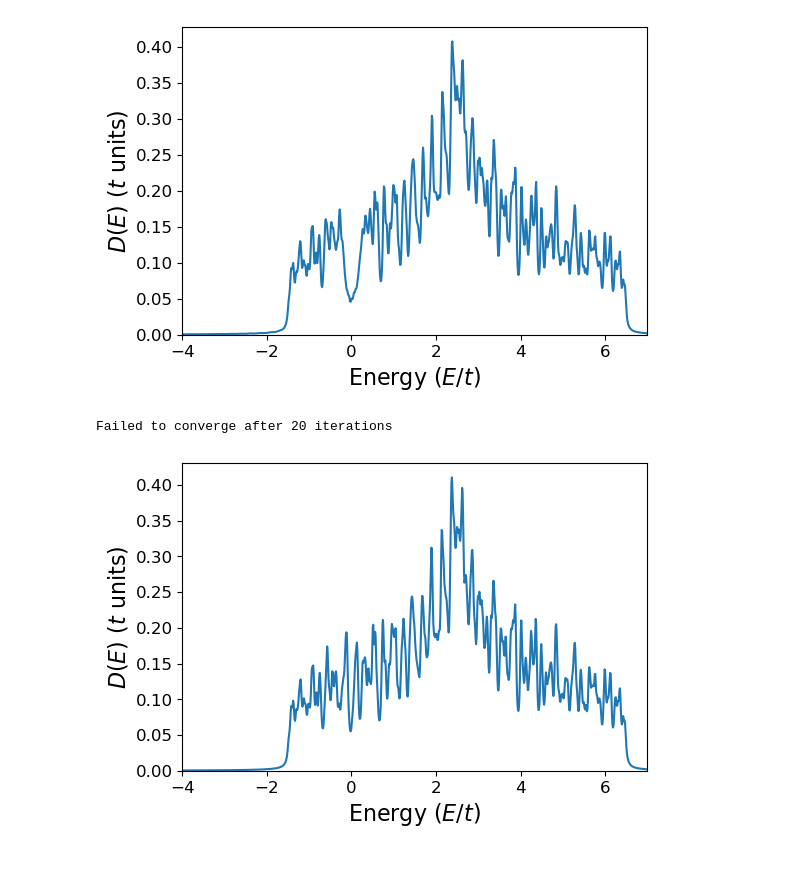
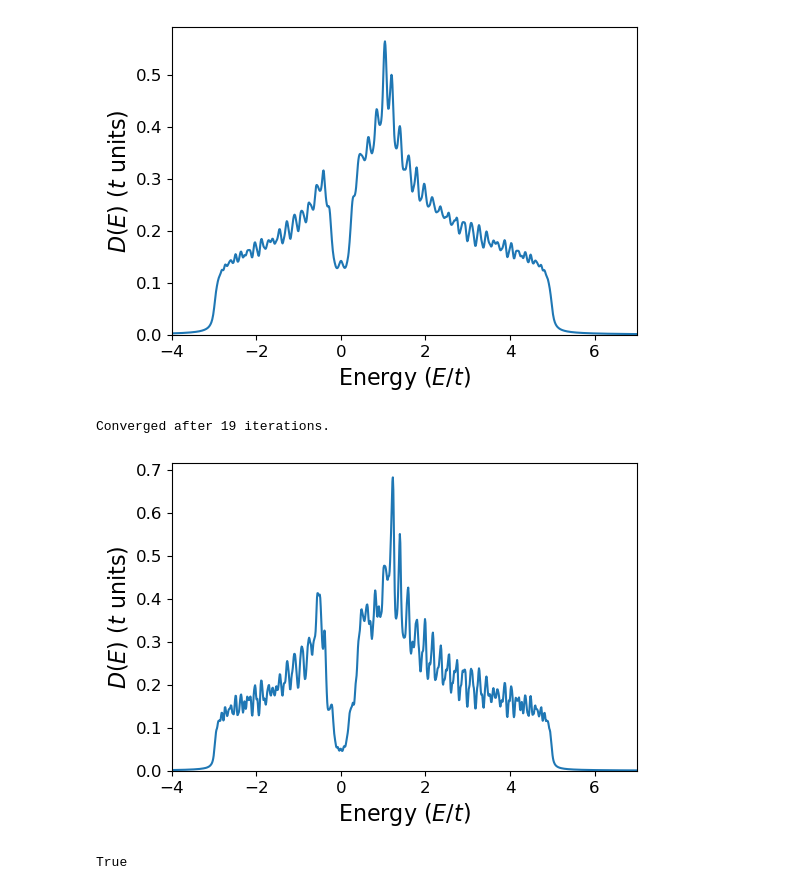
Before and after one commit to emilssp/master-thesis-codebase, a Jupyter notebook: notebooks/self_consistency.ipynb, the cells around one changed output. Cells and saved outputs as stored; diff of their text form; code cells hidden in the pictures.

```diff
--- a/notebooks/self_consistency.ipynb
+++ b/notebooks/self_consistency.ipynb
@@ -58,7 +20,7 @@ def neighbor_maps_square(lattice: SquareLattice):
         for x in range(X):
             i = y * X + x
             # +x
-            if x < X-1:
+            if x < X:
                 nbr["+x"][i] = i + 1
             elif lattice.pbc_x and X > 2:
                 nbr["+x"][i] = y * X
@@ -70,7 +32,7 @@ def neighbor_maps_square(lattice: SquareLattice):
                 nbr["-x"][i] = y * X + (X-1)
 
             # +y
-            if y < Y-1:
+            if y < Y:
                 nbr["+y"][i] = (y+1) * X + x
             elif lattice.pbc_y and Y > 2:
                 nbr["+y"][i] = x
@@ -140,0 +161,7 @@ def correlators(H, T):
+# %%
+def arr_converged(new, old, atol, rtol):
+    return (
+        cp.all(
+            cp.max(cp.abs(new - old)) < atol + rtol * cp.max(cp.abs(new))
+        )
+    )
@@ -230,12 +284,13 @@ def bdg_self_consistency(H, U, V, V_prime,
 # %%
 t = 1
-mu = -2.5 * t
+mu = -1* t
 gap_0 = 0.0
-gap_p= cp.array([0.1, 0.1j])
-X,Y = 25,25
-U = 2.5 * t
-V = 2.0 * t
-lattice = Lattice(X, Y, pbc_x=False, pbc_y=True)
+gap_p= cp.array([0.0, 0.1j]) * t
+gap_d = 0.1 *  t
+X,Y = 30,30
+U = 2 * t
+V = 2 * t
+lattice = Lattice(X, Y, pbc_x=False, pbc_y=False)
 H = Hamiltonian(lattice)
 block = cp.zeros((4, 4), dtype=cp.complex128)
 for i in range(lattice.num_sites):
@@ -252,9 +307,10 @@ for i, j in lattice.edges:
     block[0:2, 0:2] = -t * s0
     block[2:4, 2:4] = t * s0
 
-    gap_ij = unconventional_gap(lattice.get_disp(i,j),gap_p= gap_p)
+    gap_ij = unconventional_gap(lattice.get_disp(i,j), gap_p=gap_p, gap_d=gap_d)
     block[0:2, 2:4] = gap_ij
-    block[2:4, 0:2] = -gap_ij.T.conj()
+    gap_ji = unconventional_gap(lattice.get_disp(j,i), gap_p=gap_p, gap_d=gap_d)
+    block[2:4, 0:2] = gap_ji.conj().T
 
     H.set_block(i,j, block)
-# H.gap_s = cp.ones(lattice.num_sites, dtype=cp.complex128)*0.1
+# H.gap_s = cp.ones(lattice.num_sites, dtype=cp.complex128) * 0.1
@@ -261,6 +329,6 @@ for i, j in lattice.edges:
 # %%
 energies = cp.linspace(-4,7,1000)
-dos_values = H.dos(energies, eta=0.03, drop_matrix=False)
+dos_values = H.dos(energies, eta=0.05, drop_matrix=False)
 plt.figure(figsize=(6,4))
 plt.plot(cp.asnumpy(energies), cp.asnumpy(dos_values))
 plt.ylim(0, None)
@@ -272,4 +340,4 @@ plt.xticks(fontsize=12)
 plt.yticks(fontsize=12)
 plt.show()
 # %% [output]
-[figure, old version]
+[figure, new version]
@@ -276,18 +346,22 @@ plt.show()
 # %%
-F0, F, Fuu, Fdd = bdg_self_consistency(H,U=0,V=V,V_prime=0,T=0, max_iter=20, with_corr=True)
+F0, F, Fuu, Fdd = bdg_self_consistency(H,U=U,V=V,V_prime=0,T=0,atol=1e-4,rtol=1e-3, max_iter=50, with_corr=True)
 
 energies = cp.linspace(-4,7,1000)
 dos_values = H.dos(energies, eta=0.03, drop_matrix=False)
 plt.figure(figsize=(6,4))
 plt.plot(cp.asnumpy(energies), cp.asnumpy(dos_values))
 plt.ylim(0, None)
 plt.xlim(-4,7)
 plt.xlabel(r'Energy ($E/t$)', fontsize=16)
 plt.ylabel(r'$D(E)$ ($t$ units)', fontsize=16)
 # plt.text(2., 0.6, "(a)",fontsize=18, fontweight='bold', va='top', ha='left')
 plt.xticks(fontsize=12)
 plt.yticks(fontsize=12)
 plt.show()
 # %% [output]
-Failed to converge after 20 iterations
+Converged after 19 iterations.
-[figure, old version]
+[figure, new version]
+# %%
+print(cp.allclose(H.matrix, H.matrix.conj().T, rtol=1e-4, atol=1e-4))
+# %% [output]
+True
```
Also changed, not shown: parts of 11 cells of this notebook, 5 other files.
